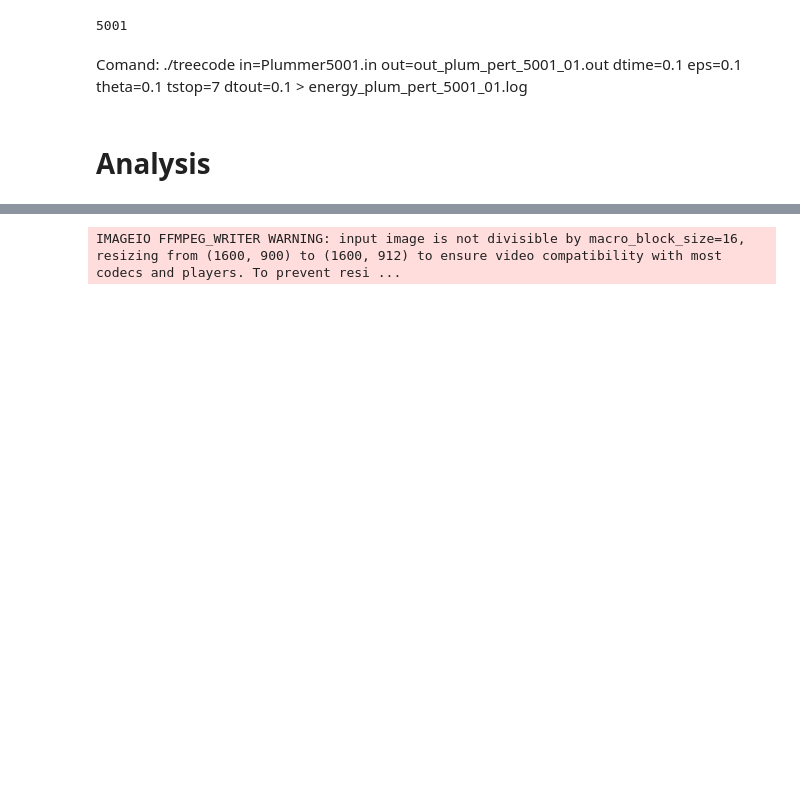
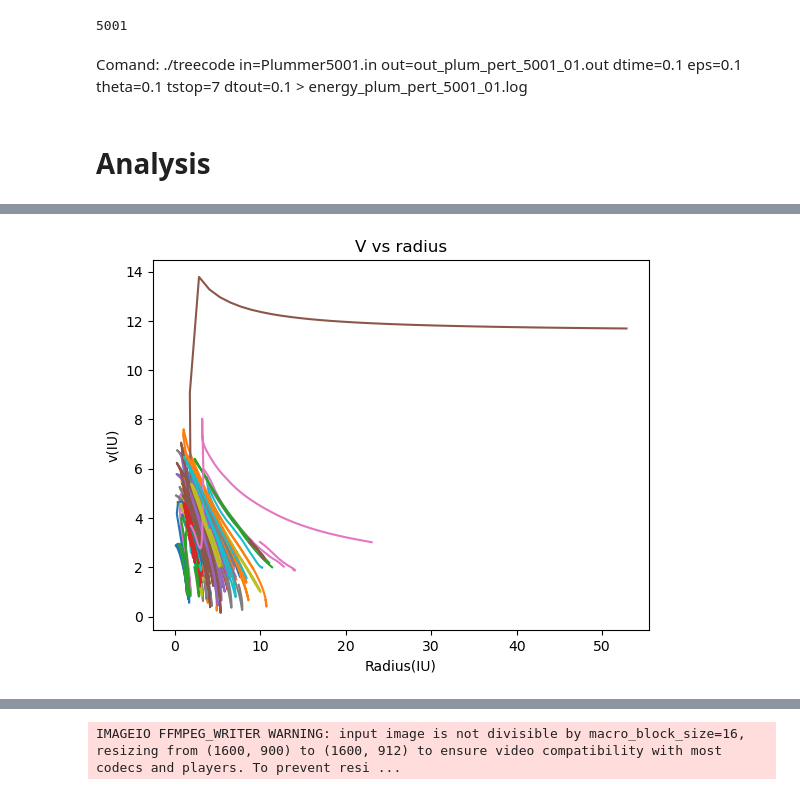
Before and after one commit to Isabella-Famoso/Dynamics, a Jupyter notebook: Dynamical_friction/Dynamical_friction.ipynb, the cells around one changed output, grey strips where cells are left out. Cells and saved outputs as stored; diff of their text form; code cells hidden in the pictures; blank space fills up the shorter version.

```diff
--- a/Dynamical_friction/Dynamical_friction.ipynb
+++ b/Dynamical_friction/Dynamical_friction.ipynb
@@ -400,3 +417,16 @@ for j in range(0, N, 100):
+# %%
+plt.title("V vs radius")
+plt.xlabel("Radius(IU)")
+plt.ylabel("v(IU)")
+v1 = np.zeros(len(t))
+r1 = np.zeros(len(t))
+for j in range(0, N, 100):
+    for i in range(len(t)):
+        v1[i] = v[i][j]
+        r1[i] = r[i][j]
+    plt.plot(r1, v1)
+# %% [output]
+[figure, added]
 # %%
 def GetEnergy(filename, N, K_CM):
     file_output = open(filename, "r")
```
Also changed, not shown: parts of 13 cells of this notebook, 5 other files.
